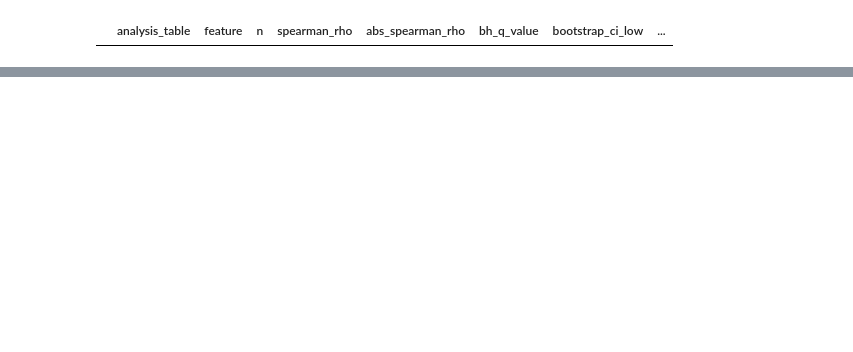
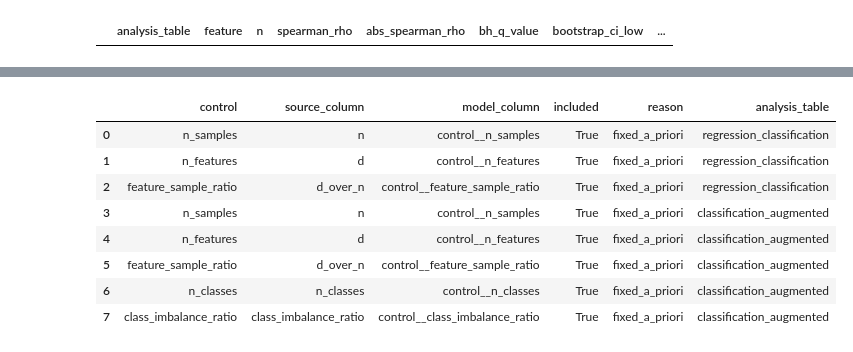
Before and after one commit to m-herre/meta-feature-analysis, a Jupyter notebook: notebooks/01_mfa.ipynb, the cells around one changed output, grey strips where cells are left out. Saved outputs shown, nothing was run; the diff lists cells and outputs as text; code cells hidden in the pictures; blank space fills up the shorter version.

```diff
--- a/notebooks/01_mfa.ipynb
+++ b/notebooks/01_mfa.ipynb
@@ -1175,0 +1571,72 @@ display(robust_classification_associations)
+# %%
+(
+    general_sensitivity,
+    general_sensitivity_feature_report,
+    general_sensitivity_control_report,
+) = run_multivariable_sensitivity(
+    analysis_general_reduced,
+    robust_general_associations,
+    table_name="regression_classification",
+    control_source_table=globals().get("analysis_general", analysis_general_reduced),
+    include_classification_controls=False,
+)
+
+(
+    classification_sensitivity,
+    classification_sensitivity_feature_report,
+    classification_sensitivity_control_report,
+) = run_multivariable_sensitivity(
+    analysis_classification_reduced,
+    robust_classification_associations,
+    table_name="classification_augmented",
+    control_source_table=globals().get(
+        "analysis_classification", analysis_classification_reduced
+    ),
+    include_classification_controls=True,
+)
+
+
+def _concat_nonempty(frames: list[pd.DataFrame]) -> pd.DataFrame:
+    nonempty = [frame for frame in frames if not frame.empty]
+    if not nonempty:
+        return frames[0].copy() if frames else pd.DataFrame()
+    return pd.concat(nonempty, ignore_index=True)
+
+
+sensitivity_results = _concat_nonempty(
+    [general_sensitivity, classification_sensitivity]
+)
+sensitivity_feature_selection_report = _concat_nonempty(
+    [general_sensitivity_feature_report, classification_sensitivity_feature_report]
+)
+sensitivity_control_report = _concat_nonempty(
+    [general_sensitivity_control_report, classification_sensitivity_control_report]
+)
+sensitivity_summary = pd.DataFrame(
+    [
+        {
+            "analysis_table": "regression_classification",
+            "robust_features_entering_sensitivity": len(general_sensitivity),
+            "stable_adjusted_directions": (
+                int(general_sensitivity["adjusted_direction_stable"].sum())
+                if not general_sensitivity.empty
+                else 0
+            ),
+        },
+        {
+            "analysis_table": "classification_augmented",
+            "robust_features_entering_sensitivity": len(classification_sensitivity),
+            "stable_adjusted_directions": (
+                int(classification_sensitivity["adjusted_direction_stable"].sum())
+                if not classification_sensitivity.empty
+                else 0
+            ),
+        },
+    ]
+)
+
+display(sensitivity_summary)
+display(sensitivity_results)
+display(sensitivity_control_report)
+display(sensitivity_feature_selection_report)
+# %% [output]
@@ -1175,0 +1648,9 @@ display(robust_classification_associations)
+|  | control | source_column | model_column | included | reason | analysis_table |
+| 0 | n_samples | n | control__n_samples | True | fixed_a_priori | regression_classification |
+| 1 | n_features | d | control__n_features | True | fixed_a_priori | regression_classification |
+| 2 | feature_sample_ratio | d_over_n | control__feature_sample_ratio | True | fixed_a_priori | regression_classification |
+| 3 | n_samples | n | control__n_samples | True | fixed_a_priori | classification_augmented |
+| 4 | n_features | d | control__n_features | True | fixed_a_priori | classification_augmented |
+| 5 | feature_sample_ratio | d_over_n | control__feature_sample_ratio | True | fixed_a_priori | classification_augmented |
+| 6 | n_classes | n_classes | control__n_classes | True | fixed_a_priori | classification_augmented |
+| 7 | class_imbalance_ratio | class_imbalance_ratio | control__class_imbalance_ratio | True | fixed_a_priori | classification_augmented |
```
Also changed, not shown: parts of 3 cells of this notebook.
